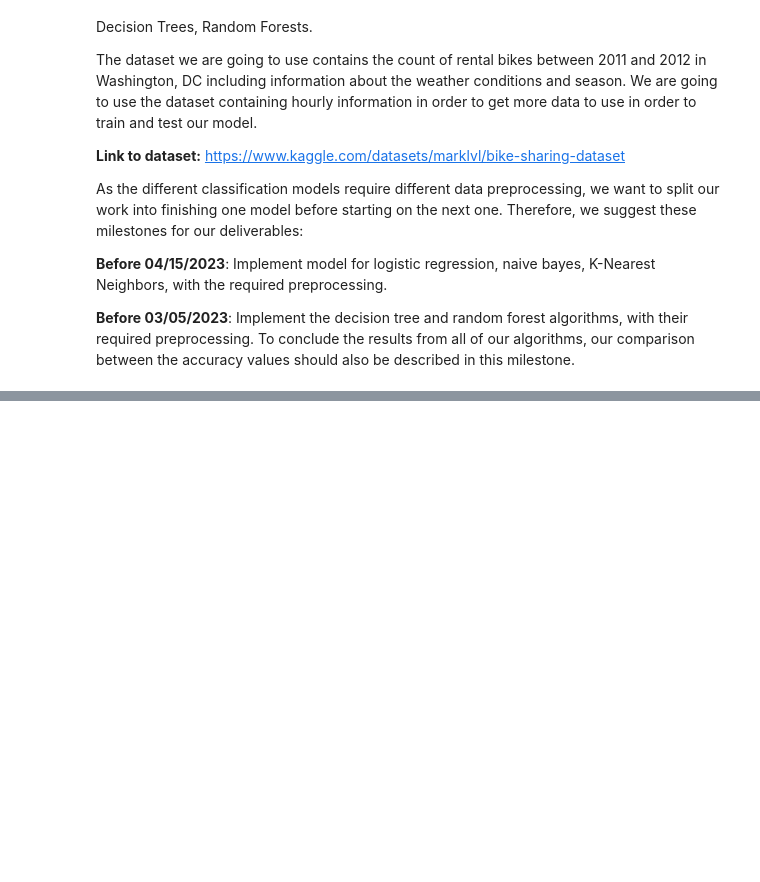
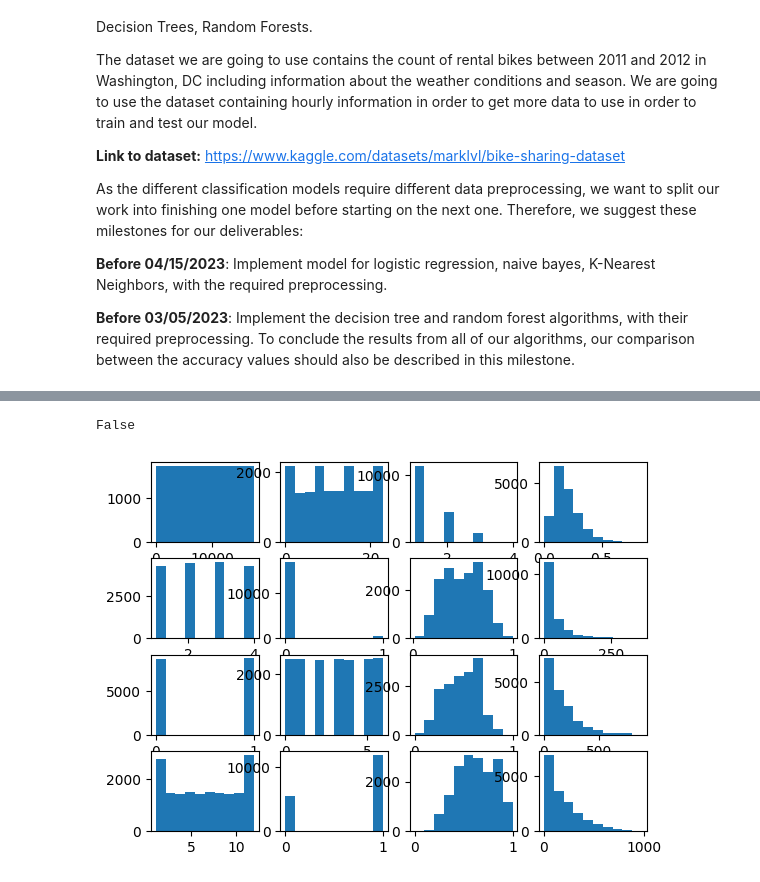
Before and after one commit to Mariuble/ucberkeley_bikerental, a Jupyter notebook: data_cleaning.ipynb, the cells around one changed output, grey strips where cells are left out. Drawn from its saved outputs; the diff is of its cells as text; code cells hidden in the pictures; blank space fills up the shorter version.

Commit message:
eda and added data

```diff
--- a/data_cleaning.ipynb
+++ b/data_cleaning.ipynb
@@ -20,0 +28,3 @@ Implement the decision tree and random forest algorithms, with their required pr
+# %%
+# loading data
+data = pd.read_csv('data/hour.csv')
@@ -20,0 +73,17 @@ Implement the decision tree and random forest algorithms, with their required pr
+# %%
+data.isnull().values.any()
+# %% [output]
+False
+# %%
+fig, axs = plt.subplots(4,4)
+i = 0
+j = 0
+for column in data.loc[:, data.columns!='dteday'].columns:
+    axs[i, j].hist(data[column])
+    if i==3:
+        i = 0
+        j += 1
+    else:
+        i+=1
+# %% [output]
+[figure, added]
```
Also changed, not shown: parts of 6 cells of this notebook, 1 other file.
